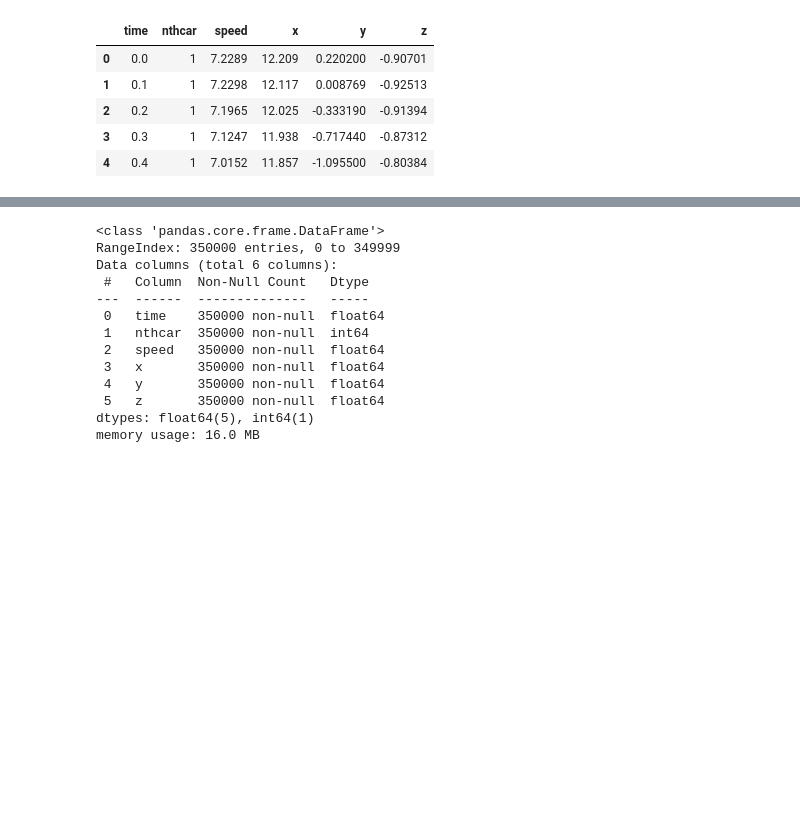
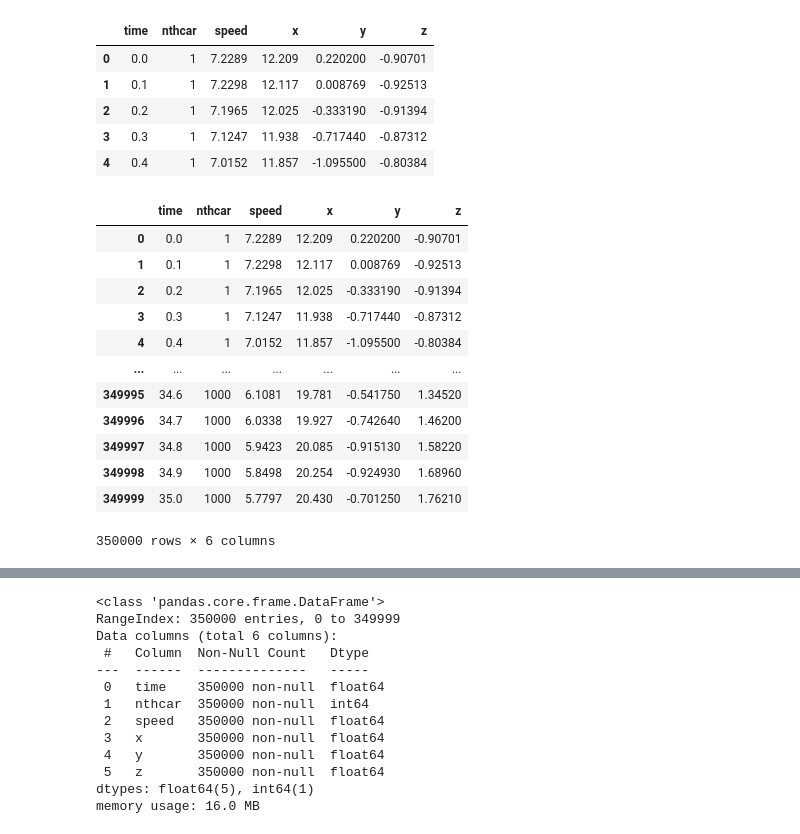
Before and after one commit to m-rafiul-islam/driver-behavior-model, a Jupyter notebook: emperical_data_viz.ipynb, the cells around one changed output, grey strips where cells are left out. Saved outputs shown, nothing was run; the diff lists cells and outputs as text; code cells hidden in the pictures; blank space fills up the shorter version.

```diff
--- a/emperical_data_viz.ipynb
+++ b/emperical_data_viz.ipynb
@@ -18,3 +18,19 @@ car_data.head()
 | 2 | 0.2 | 1 | 7.1965 | 12.025 | -0.333190 | -0.91394 |
 | 3 | 0.3 | 1 | 7.1247 | 11.938 | -0.717440 | -0.87312 |
 | 4 | 0.4 | 1 | 7.0152 | 11.857 | -1.095500 | -0.80384 |
+# %%
+car_data
+# %% [output]
+|  | time | nthcar | speed | x | y | z |
+| 0 | 0.0 | 1 | 7.2289 | 12.209 | 0.220200 | -0.90701 |
+| 1 | 0.1 | 1 | 7.2298 | 12.117 | 0.008769 | -0.92513 |
+| 2 | 0.2 | 1 | 7.1965 | 12.025 | -0.333190 | -0.91394 |
+| 3 | 0.3 | 1 | 7.1247 | 11.938 | -0.717440 | -0.87312 |
+| 4 | 0.4 | 1 | 7.0152 | 11.857 | -1.095500 | -0.80384 |
+| ... | ... | ... | ... | ... | ... | ... |
+| 349995 | 34.6 | 1000 | 6.1081 | 19.781 | -0.541750 | 1.34520 |
+| 349996 | 34.7 | 1000 | 6.0338 | 19.927 | -0.742640 | 1.46200 |
+| 349997 | 34.8 | 1000 | 5.9423 | 20.085 | -0.915130 | 1.58220 |
+| 349998 | 34.9 | 1000 | 5.8498 | 20.254 | -0.924930 | 1.68960 |
+| 349999 | 35.0 | 1000 | 5.7797 | 20.430 | -0.701250 | 1.76210 |
+350000 rows × 6 columns
```
Also changed, not shown: parts of 5 cells of this notebook.
